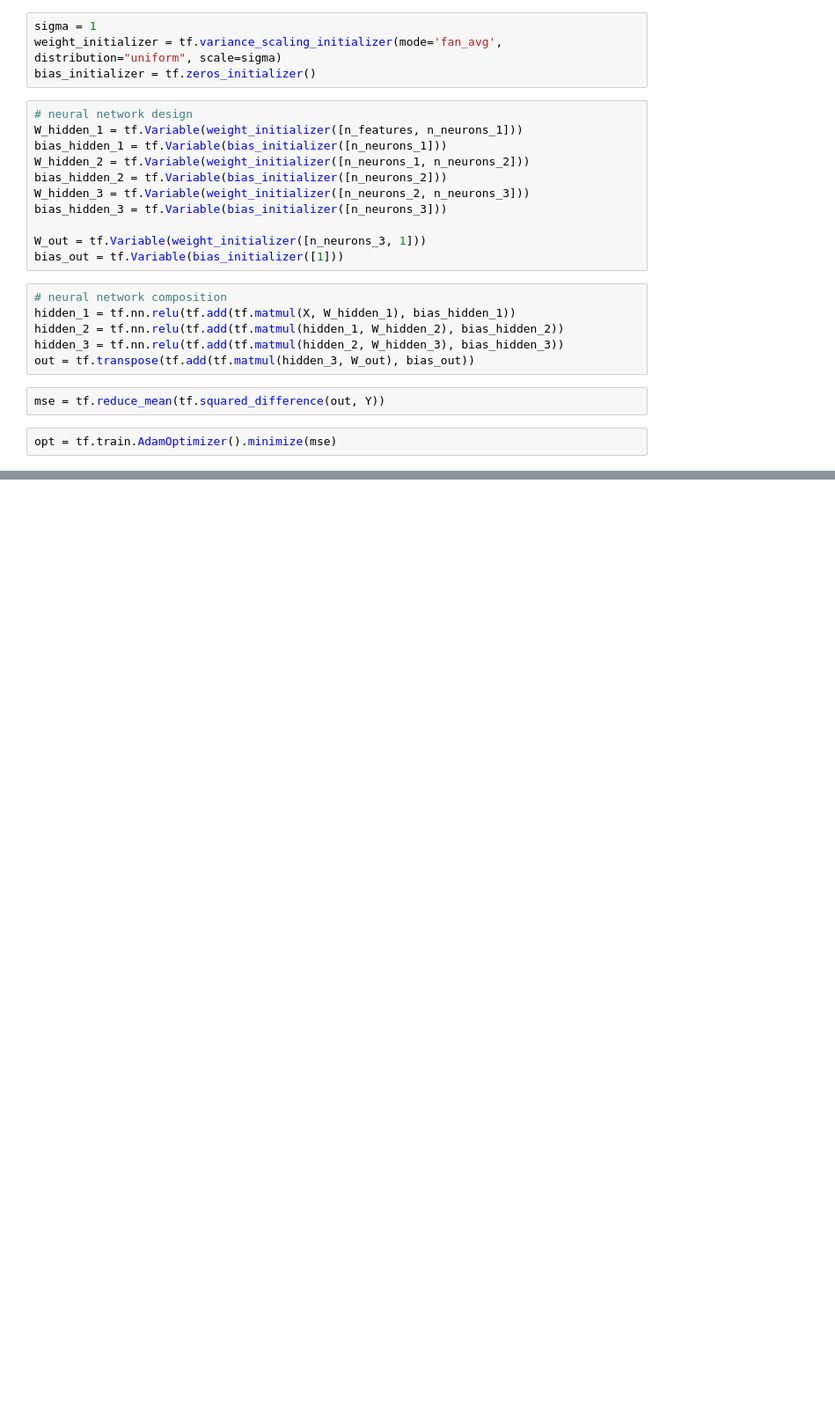
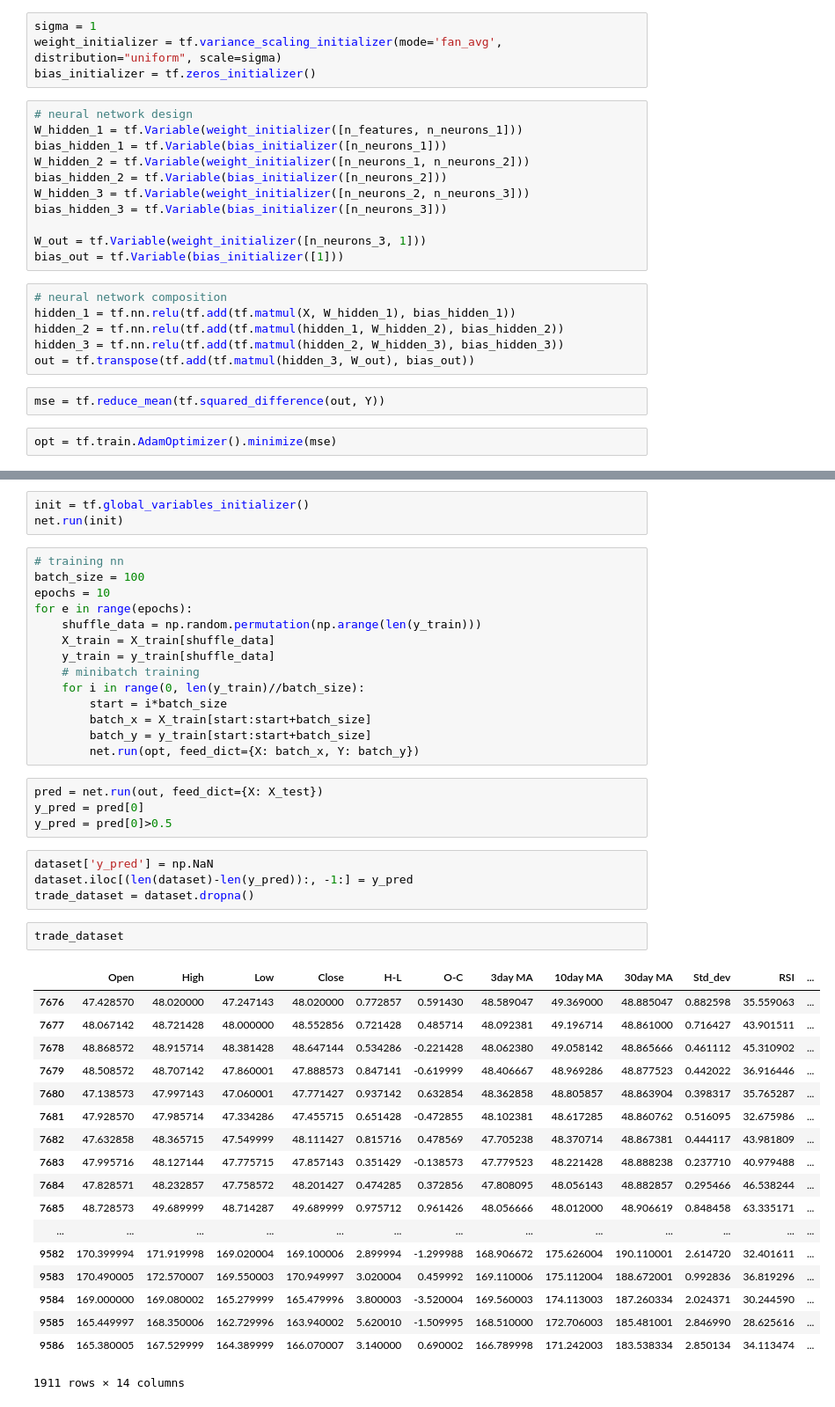
Before and after one commit to sharavsambuu/stock-price-prediction-exp, a Jupyter notebook: strategy.ipynb, the cells around one changed output, grey strips where cells are left out. Shown at 88% size. Drawn from its saved outputs; the diff is of its cells as text; blank space fills up the shorter version.

Commit message:
trained neural network

```diff
--- a/strategy.ipynb
+++ b/strategy.ipynb
@@ -95,0 +90,46 @@ Caused by op 'Variable/read', defined at:
+# %%
+init = tf.global_variables_initializer()
+net.run(init)
+# %%
+# training nn
+batch_size = 100
+epochs = 10
+for e in range(epochs):
+    shuffle_data = np.random.permutation(np.arange(len(y_train)))
+    X_train = X_train[shuffle_data]
+    y_train = y_train[shuffle_data]
+    # minibatch training
+    for i in range(0, len(y_train)//batch_size):
+        start = i*batch_size
+        batch_x = X_train[start:start+batch_size]
+        batch_y = y_train[start:start+batch_size]
+        net.run(opt, feed_dict={X: batch_x, Y: batch_y})
+# %%
+pred = net.run(out, feed_dict={X: X_test})
+y_pred = pred[0]
+y_pred = pred[0]>0.5
+# %%
+dataset['y_pred'] = np.NaN
+dataset.iloc[(len(dataset)-len(y_pred)):, -1:] = y_pred
+trade_dataset = dataset.dropna()
+# %%
+trade_dataset
+# %% [output]
+|  | Open | High | Low | Close | H-L | O-C | 3day MA | 10day MA | 30day MA | Std_dev | RSI | ... |
+| 7676 | 47.428570 | 48.020000 | 47.247143 | 48.020000 | 0.772857 | 0.591430 | 48.589047 | 49.369000 | 48.885047 | 0.882598 | 35.559063 | ... |
+| 7677 | 48.067142 | 48.721428 | 48.000000 | 48.552856 | 0.721428 | 0.485714 | 48.092381 | 49.196714 | 48.861000 | 0.716427 | 43.901511 | ... |
+| 7678 | 48.868572 | 48.915714 | 48.381428 | 48.647144 | 0.534286 | -0.221428 | 48.062380 | 49.058142 | 48.865666 | 0.461112 | 45.310902 | ... |
+| 7679 | 48.508572 | 48.707142 | 47.860001 | 47.888573 | 0.847141 | -0.619999 | 48.406667 | 48.969286 | 48.877523 | 0.442022 | 36.916446 | ... |
+| 7680 | 47.138573 | 47.997143 | 47.060001 | 47.771427 | 0.937142 | 0.632854 | 48.362858 | 48.805857 | 48.863904 | 0.398317 | 35.765287 | ... |
+| 7681 | 47.928570 | 47.985714 | 47.334286 | 47.455715 | 0.651428 | -0.472855 | 48.102381 | 48.617285 | 48.860762 | 0.516095 | 32.675986 | ... |
+| 7682 | 47.632858 | 48.365715 | 47.549999 | 48.111427 | 0.815716 | 0.478569 | 47.705238 | 48.370714 | 48.867381 | 0.444117 | 43.981809 | ... |
+| 7683 | 47.995716 | 48.127144 | 47.775715 | 47.857143 | 0.351429 | -0.138573 | 47.779523 | 48.221428 | 48.888238 | 0.237710 | 40.979488 | ... |
+| 7684 | 47.828571 | 48.232857 | 47.758572 | 48.201427 | 0.474285 | 0.372856 | 47.808095 | 48.056143 | 48.882857 | 0.295466 | 46.538244 | ... |
+| 7685 | 48.728573 | 49.689999 | 48.714287 | 49.689999 | 0.975712 | 0.961426 | 48.056666 | 48.012000 | 48.906619 | 0.848458 | 63.335171 | ... |
+| ... | ... | ... | ... | ... | ... | ... | ... | ... | ... | ... | ... | ... |
+| 9582 | 170.399994 | 171.919998 | 169.020004 | 169.100006 | 2.899994 | -1.299988 | 168.906672 | 175.626004 | 190.110001 | 2.614720 | 32.401611 | ... |
+| 9583 | 170.490005 | 172.570007 | 169.550003 | 170.949997 | 3.020004 | 0.459992 | 169.110006 | 175.112004 | 188.672001 | 0.992836 | 36.819296 | ... |
+| 9584 | 169.000000 | 169.080002 | 165.279999 | 165.479996 | 3.800003 | -3.520004 | 169.560003 | 174.113003 | 187.260334 | 2.024371 | 30.244590 | ... |
+| 9585 | 165.449997 | 168.350006 | 162.729996 | 163.940002 | 5.620010 | -1.509995 | 168.510000 | 172.706003 | 185.481001 | 2.846990 | 28.625616 | ... |
+| 9586 | 165.380005 | 167.529999 | 164.389999 | 166.070007 | 3.140000 | 0.690002 | 166.789998 | 171.242003 | 183.538334 | 2.850134 | 34.113474 | ... |
+1911 rows × 14 columns
```
Also changed, not shown: parts of 1 cell of this notebook.
